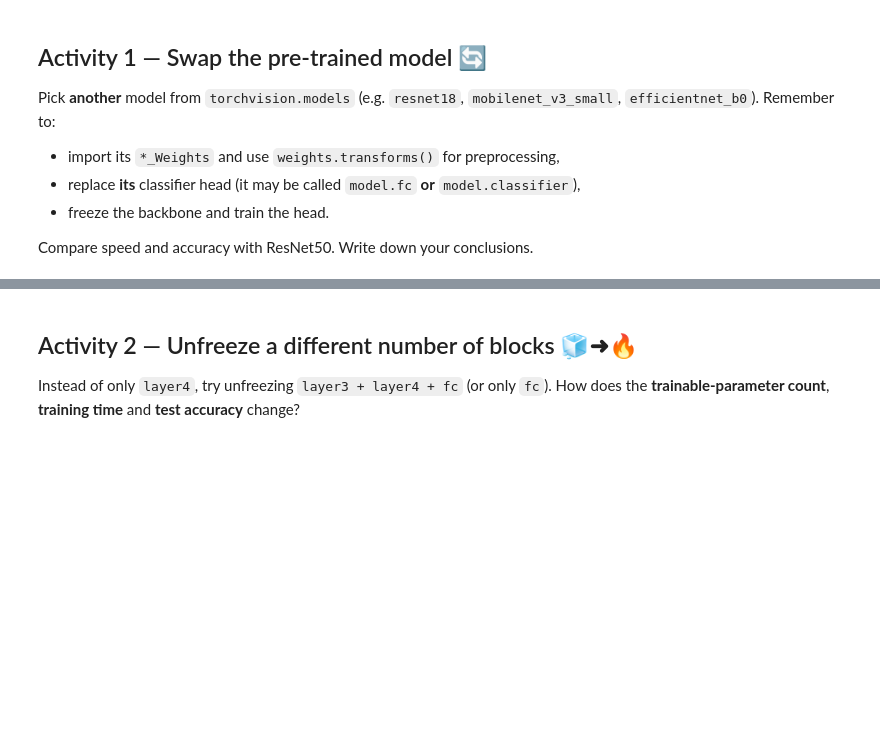
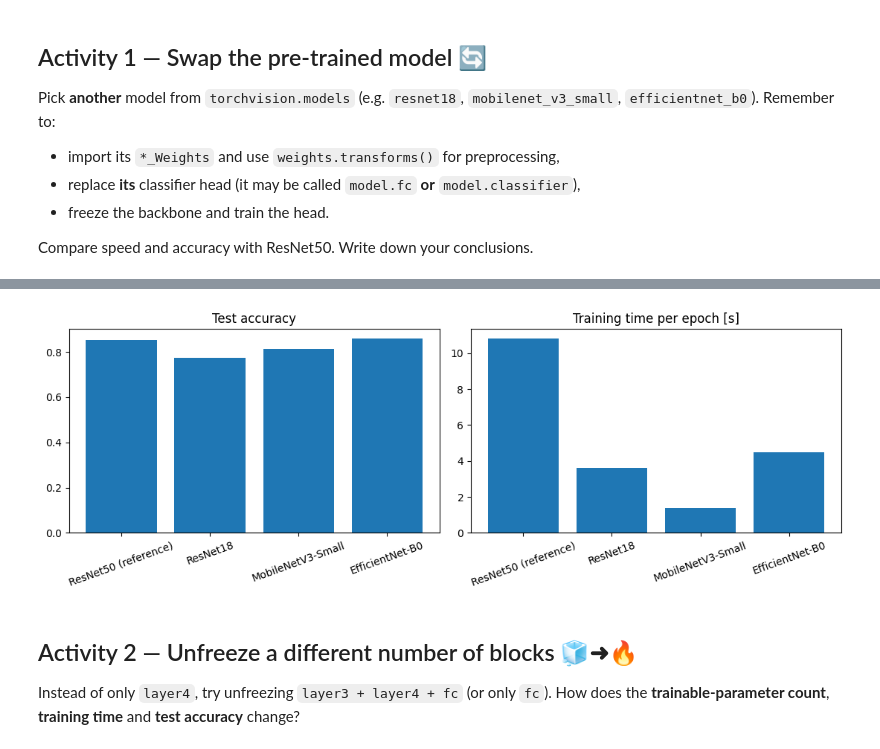
Before and after one commit to Onre739/vsb-machine-learning, a Jupyter notebook: ML_04_TransferLearning_PyTorch.ipynb, the cells around one changed output, grey strips where cells are left out. Saved outputs shown, nothing was run; the diff lists cells and outputs as text; code cells hidden in the pictures; blank space fills up the shorter version.

```diff
--- a/ML_04_TransferLearning_PyTorch.ipynb
+++ b/ML_04_TransferLearning_PyTorch.ipynb
@@ -697,3 +872,11 @@ Compare speed and accuracy with ResNet50. Write down your conclusions.
+# %%
+fig, ax = plt.subplots(1, 2, figsize=(11, 4))
+ax[0].bar(results_df["model"], results_df["test acc"]);   ax[0].set_title("Test accuracy")
+ax[1].bar(results_df["model"], results_df["s / epoch"]);  ax[1].set_title("Training time per epoch [s]")
+for a in ax: a.tick_params(axis="x", rotation=20)
+plt.tight_layout(); plt.show()
+# %% [output]
+[figure, added]
 # %% [markdown]
 ## Activity 2 — Unfreeze a different number of blocks 🧊➜🔥
 
```
Also changed, not shown: parts of 14 cells of this notebook.
